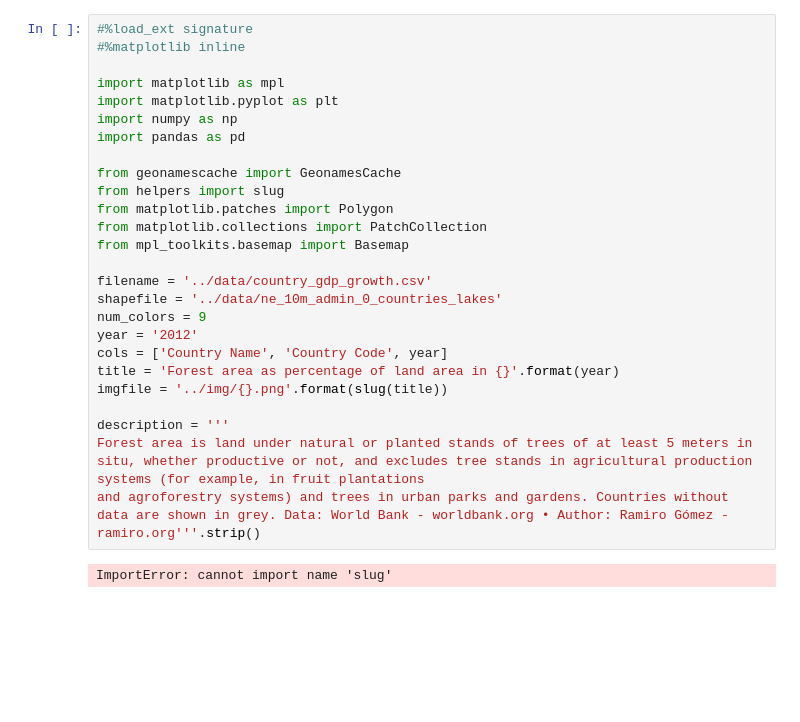
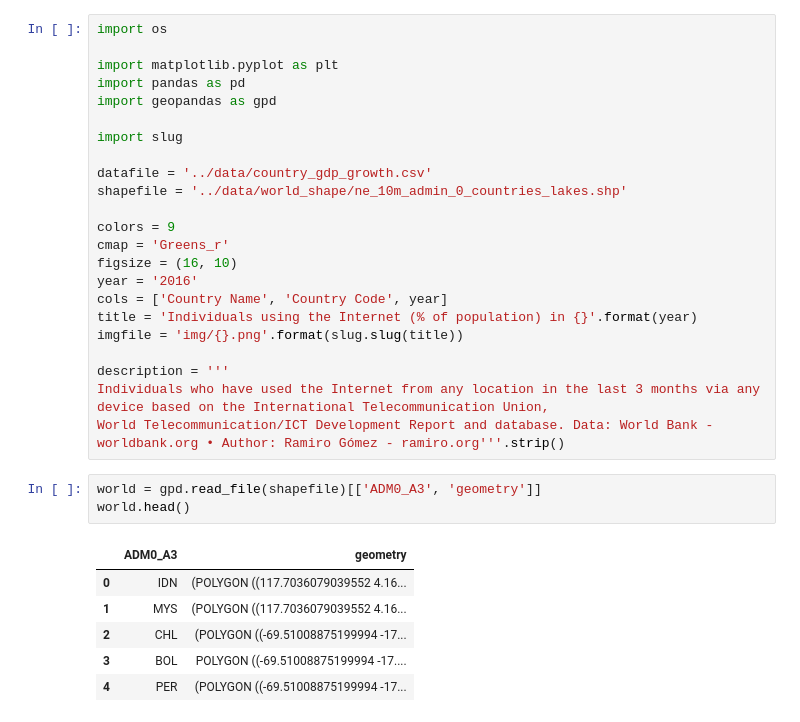
Before and after one commit to db8349/PR19DB, a Jupyter notebook: src/analysis 2008.ipynb, the cells around one changed output. Cells and saved outputs as stored; diff of their text form; blank space fills up the shorter version.

```diff
--- a/src/analysis 2008.ipynb
+++ b/src/analysis 2008.ipynb
@@ -9,28 +1,33 @@ Successfully installed helpers-0.2.0
-# %%
-#%load_ext signature
-#%matplotlib inline
-
-import matplotlib as mpl
-import matplotlib.pyplot as plt
-import numpy as np
-import pandas as pd
-
-from geonamescache import GeonamesCache
-from helpers import slug
-from matplotlib.patches import Polygon
-from matplotlib.collections import PatchCollection
-from mpl_toolkits.basemap import Basemap
-
-filename = '../data/country_gdp_growth.csv'
-shapefile = '../data/ne_10m_admin_0_countries_lakes'
-num_colors = 9
-year = '2012'
-cols = ['Country Name', 'Country Code', year]
-title = 'Forest area as percentage of land area in {}'.format(year)
-imgfile = '../img/{}.png'.format(slug(title))
-
-description = '''
-Forest area is land under natural or planted stands of trees of at least 5 meters in situ, whether productive or not, and excludes tree stands in agricultural production systems (for example, in fruit plantations
-and agroforestry systems) and trees in urban parks and gardens. Countries without data are shown in grey. Data: World Bank - worldbank.org • Author: Ramiro Gómez - ramiro.org'''.strip()
-# %% [output]
-ImportError: cannot import name 'slug'
+# %%
+import os
+
+import matplotlib.pyplot as plt
+import pandas as pd
+import geopandas as gpd
+
+import slug
+
+datafile = '../data/country_gdp_growth.csv'
+shapefile = '../data/world_shape/ne_10m_admin_0_countries_lakes.shp'
+
+colors = 9
+cmap = 'Greens_r'
+figsize = (16, 10)
+year = '2016'
+cols = ['Country Name', 'Country Code', year]
+title = 'Individuals using the Internet (% of population) in {}'.format(year)
+imgfile = 'img/{}.png'.format(slug.slug(title))
+
+description = '''
+Individuals who have used the Internet from any location in the last 3 months via any device based on the International Telecommunication Union,
+World Telecommunication/ICT Development Report and database. Data: World Bank - worldbank.org • Author: Ramiro Gómez - ramiro.org'''.strip()
+# %%
+world = gpd.read_file(shapefile)[['ADM0_A3', 'geometry']]
+world.head()
+# %% [output]
+|  | ADM0_A3 | geometry |
+| 0 | IDN | (POLYGON ((117.7036079039552 4.16... |
+| 1 | MYS | (POLYGON ((117.7036079039552 4.16... |
+| 2 | CHL | (POLYGON ((-69.51008875199994 -17... |
+| 3 | BOL | POLYGON ((-69.51008875199994 -17.... |
+| 4 | PER | (POLYGON ((-69.51008875199994 -17... |
```
Also changed, not shown: parts of 4 cells of this notebook, 8 other files.
